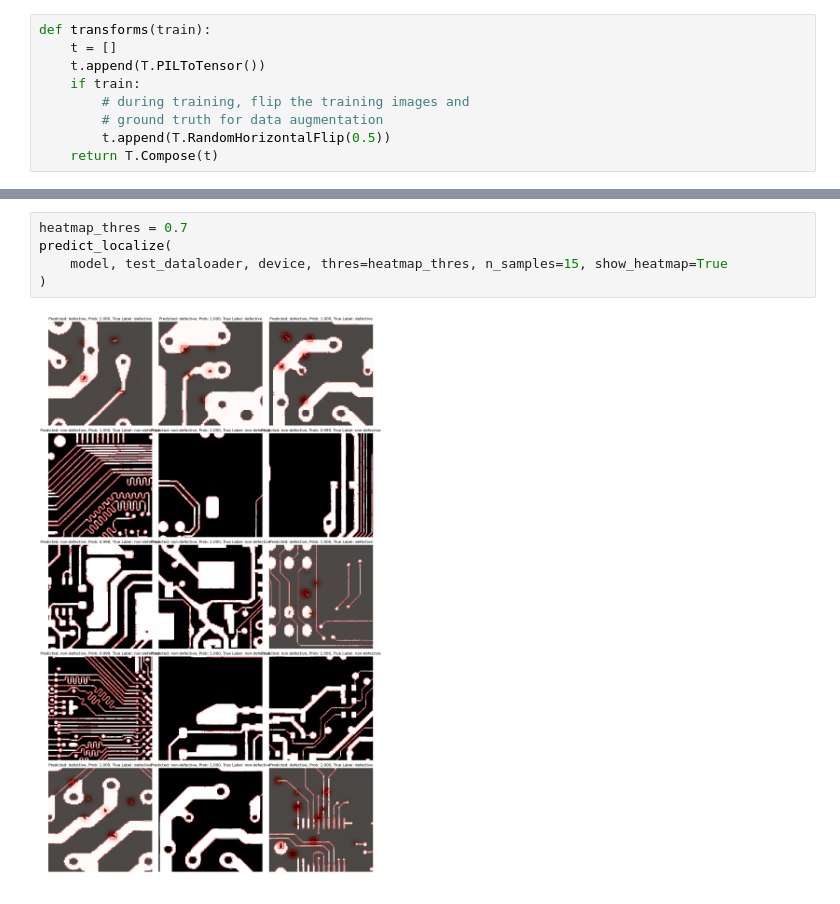
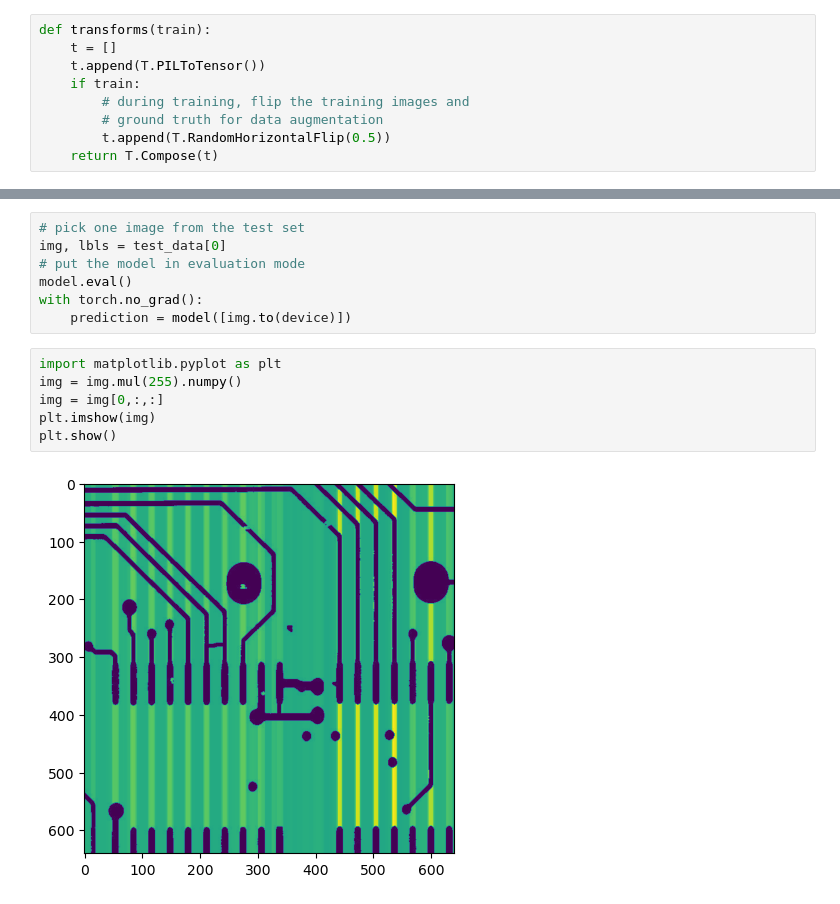
Before and after one commit to AMKCode/PCBDefectDetection, a Jupyter notebook: run_with_annotation.ipynb, the cells around one changed output, grey strips where cells are left out. Drawn from its saved outputs; the diff is of its cells as text.

```diff
--- a/run_with_annotation.ipynb
+++ b/run_with_annotation.ipynb
@@ -96,7 +108,15 @@ Balanced Accuracy: 0.9860
-# %%
-heatmap_thres = 0.7
-predict_localize(
-    model, test_dataloader, device, thres=heatmap_thres, n_samples=15, show_heatmap=True
-)
-# %% [output]
-[figure, removed]
+# %%
+# pick one image from the test set
+img, lbls = test_data[0]
+# put the model in evaluation mode
+model.eval()
+with torch.no_grad():
+    prediction = model([img.to(device)])
+# %%
+import matplotlib.pyplot as plt
+img = img.mul(255).numpy()
+img = img[0,:,:]
+plt.imshow(img)
+plt.show()
+# %% [output]
+[figure, added]
```
Also changed, not shown: parts of 9 cells of this notebook, 1 other file.
